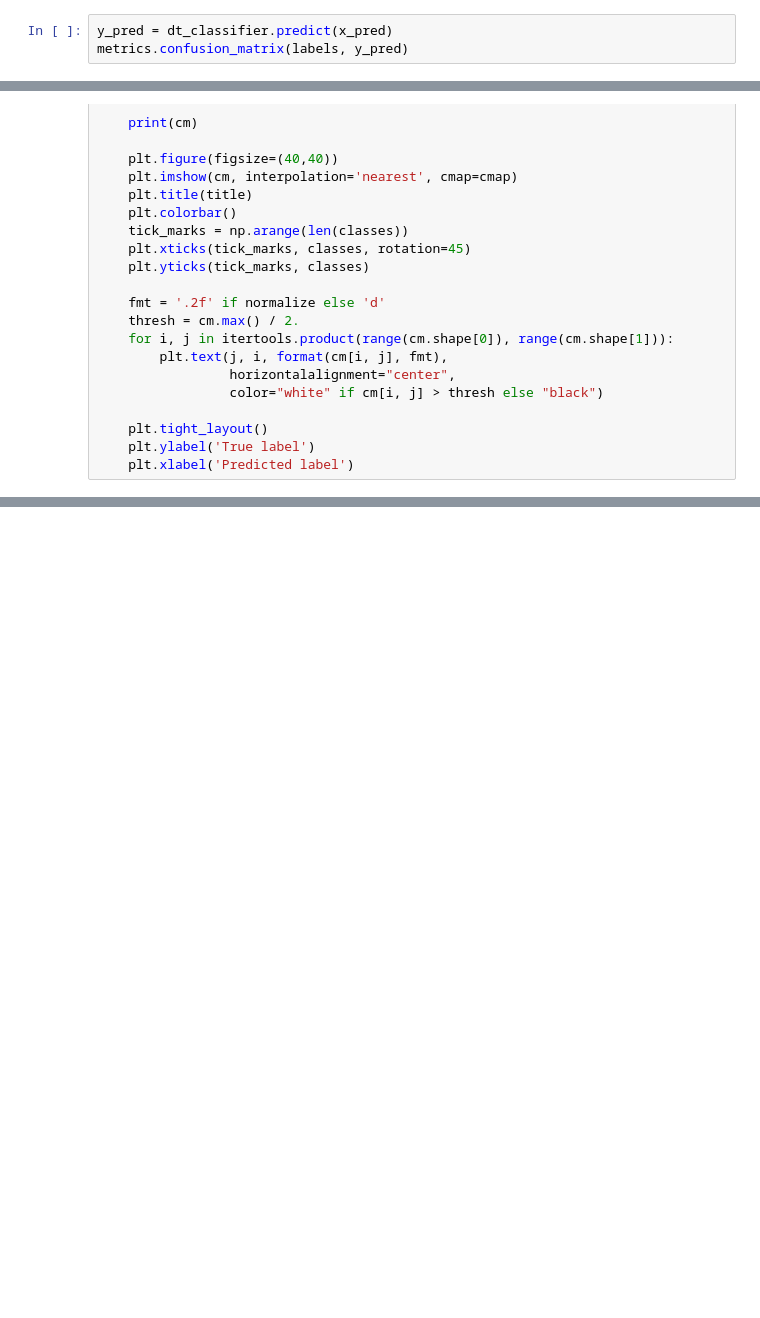
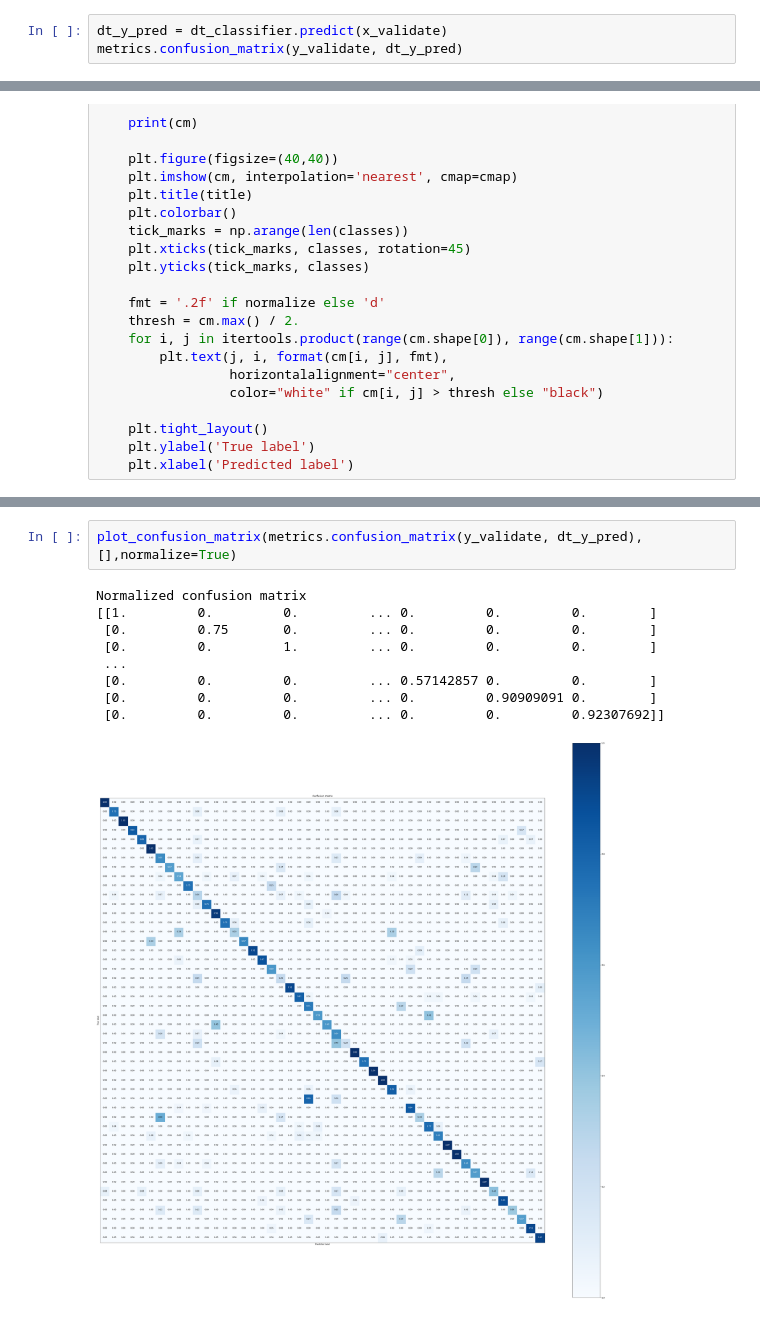
Before and after one commit to Hari-Raval/Dataset-classification, a Jupyter notebook: Classify-Problem-ID-From-Submissions.ipynb, the cells around one changed output, grey strips where cells are left out. Saved outputs shown, nothing was run; the diff lists cells and outputs as text; blank space fills up the shorter version.

```diff
--- a/Classify-Problem-ID-From-Submissions.ipynb
+++ b/Classify-Problem-ID-From-Submissions.ipynb
@@ -179,4 +160,4 @@ array([[ 5,  0,  0, ...,  0,  0,  0],
 # %%
-y_pred = dt_classifier.predict(x_pred)
-metrics.confusion_matrix(labels, y_pred)
+dt_y_pred = dt_classifier.predict(x_validate)
+metrics.confusion_matrix(y_validate, dt_y_pred)
 # %% [output]
@@ -258,0 +240,12 @@ Normalized confusion matrix
+# %%
+plot_confusion_matrix(metrics.confusion_matrix(y_validate, dt_y_pred),[],normalize=True)
+# %% [output]
+Normalized confusion matrix
+[[1.         0.         0.         ... 0.         0.         0.        ]
+ [0.         0.75       0.         ... 0.         0.         0.        ]
+ [0.         0.         1.         ... 0.         0.         0.        ]
+ ...
+ [0.         0.         0.         ... 0.57142857 0.         0.        ]
+ [0.         0.         0.         ... 0.         0.90909091 0.        ]
+ [0.         0.         0.         ... 0.         0.         0.92307692]]
+[figure, added]
```
Also changed, not shown: parts of 20 cells of this notebook, 3 other files.
